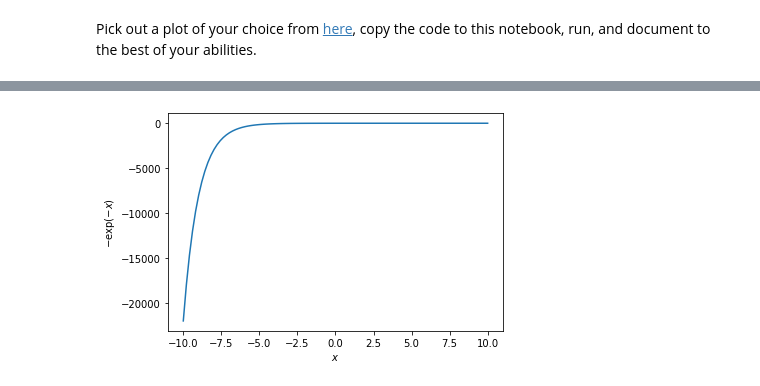
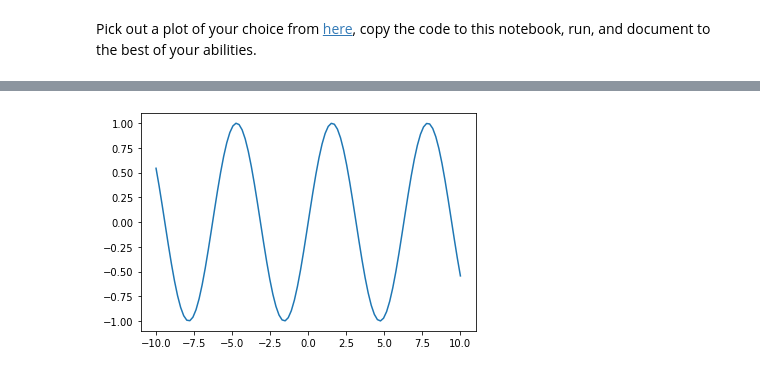
Before and after one commit to Cademfitzgerald/Data-Science, a Jupyter notebook: Cade_Fitzgerald_Lab_1.ipynb, the cells around one changed output, grey strips where cells are left out. Saved outputs shown, nothing was run; the diff lists cells and outputs as text; code cells hidden in the pictures.

```diff
--- a/Cade_Fitzgerald_Lab_1.ipynb
+++ b/Cade_Fitzgerald_Lab_1.ipynb
@@ -282,17 +284,0 @@ plt.plot(x,y);
-# %%
-import matplotlib.pyplot as plt
-import numpy as np
-
-# make data
-x = np.linspace(-10, 10, 100)
-y = 4 + 2 * np.sin(2 * x)
-
-# plot
-fig, ax = plt.subplots()
-
-ax.plot(x, y, linewidth=2.0)
-
-ax.set(xlim=(-10, 10), xticks=np.arange(-10, 10),
-       ylim=(-10, 10), yticks=np.arange(-10, 10))
-
-plt.show()
@@ -321,16 +285,9 @@ if __name__ == '__main__':
-# %%
- def main():
-    x = np.linspace(-10, 10, 100)
-    y = np.exp(x)
-
-    plt.figure()
-    plt.plot(x, -np.exp(-x))
-    plt.xlabel('$x$')
-    plt.ylabel('$-\exp(-x)$')
-
-    plt.show();
-
-if __name__ == '__main__':
-    main()
-# %% [output]
-[figure, removed]
+# %%
+def F(x):
+  y = np.sin(x)
+
+  return y
+# %%
+plt.plot(x,F(x));
+# %% [output]
+[figure, added]
```
Also changed, not shown: parts of 10 cells of this notebook.
